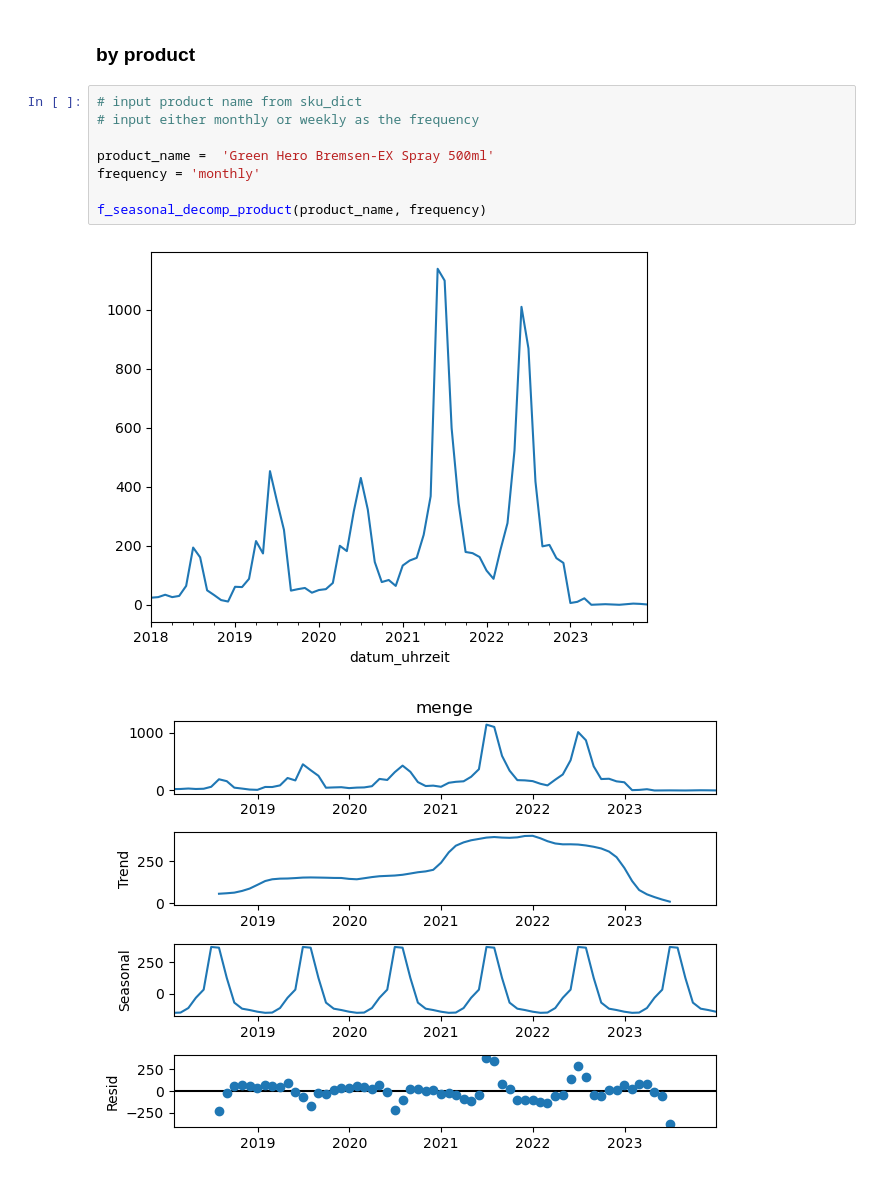
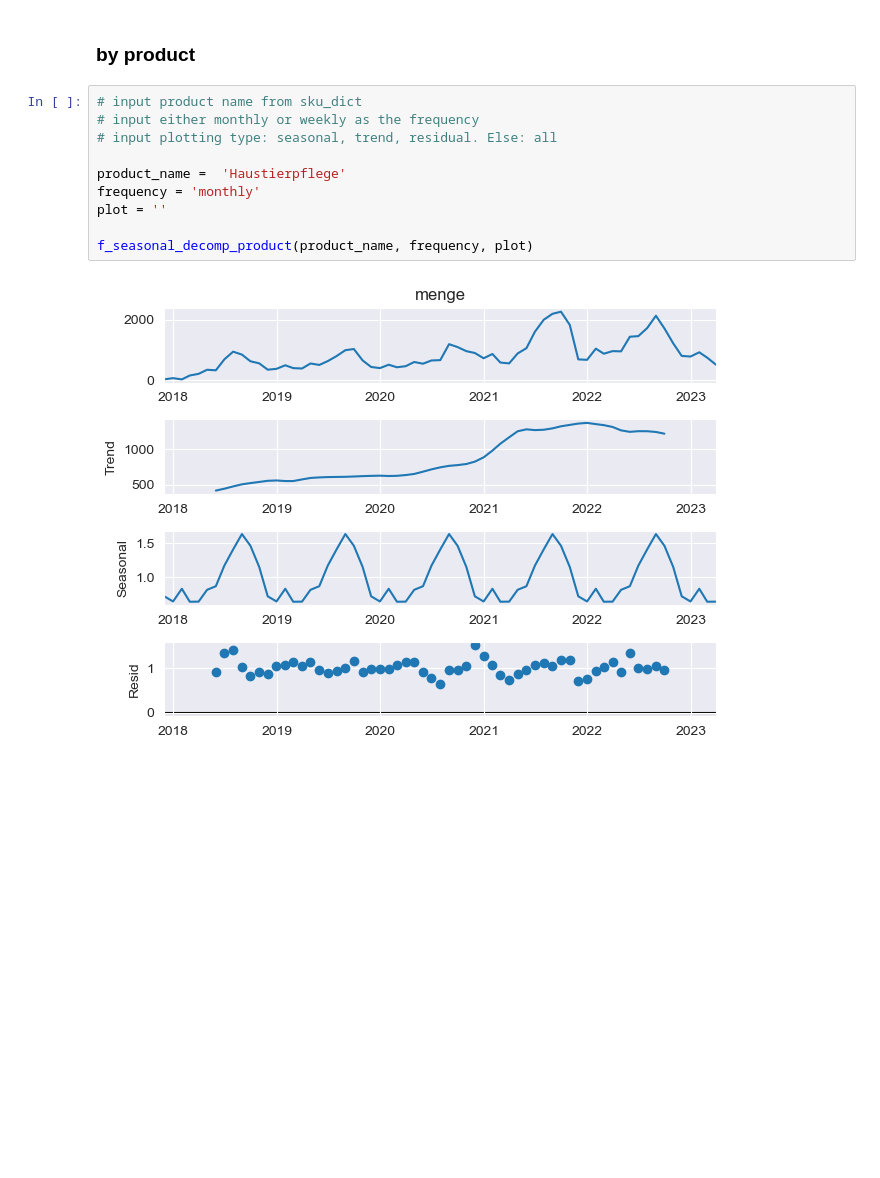
Before and after one commit to judithr16/Capstone, a Jupyter notebook: Part_2/seasonal_analysis_and_forecasting.ipynb, the cells around one changed output. Cells and saved outputs as stored; diff of their text form; blank space fills up the shorter version.

```diff
--- a/Part_2/seasonal_analysis_and_forecasting.ipynb
+++ b/Part_2/seasonal_analysis_and_forecasting.ipynb
@@ -27,11 +47,12 @@ f_seasonal_decomp_sku(sku, frequency)
 # %%
 # input product name from sku_dict
 # input either monthly or weekly as the frequency
+# input plotting type: seasonal, trend, residual. Else: all
 
-product_name =  'Green Hero Bremsen-EX Spray 500ml'
+product_name =  'Haustierpflege'
 frequency = 'monthly'
+plot = ''
 
-f_seasonal_decomp_product(product_name, frequency)
+f_seasonal_decomp_product(product_name, frequency, plot)
 # %% [output]
-[figure, old version]
+[figure, new version]
-[figure, removed]
```
Also changed, not shown: parts of 4 cells of this notebook, 2 other files.
